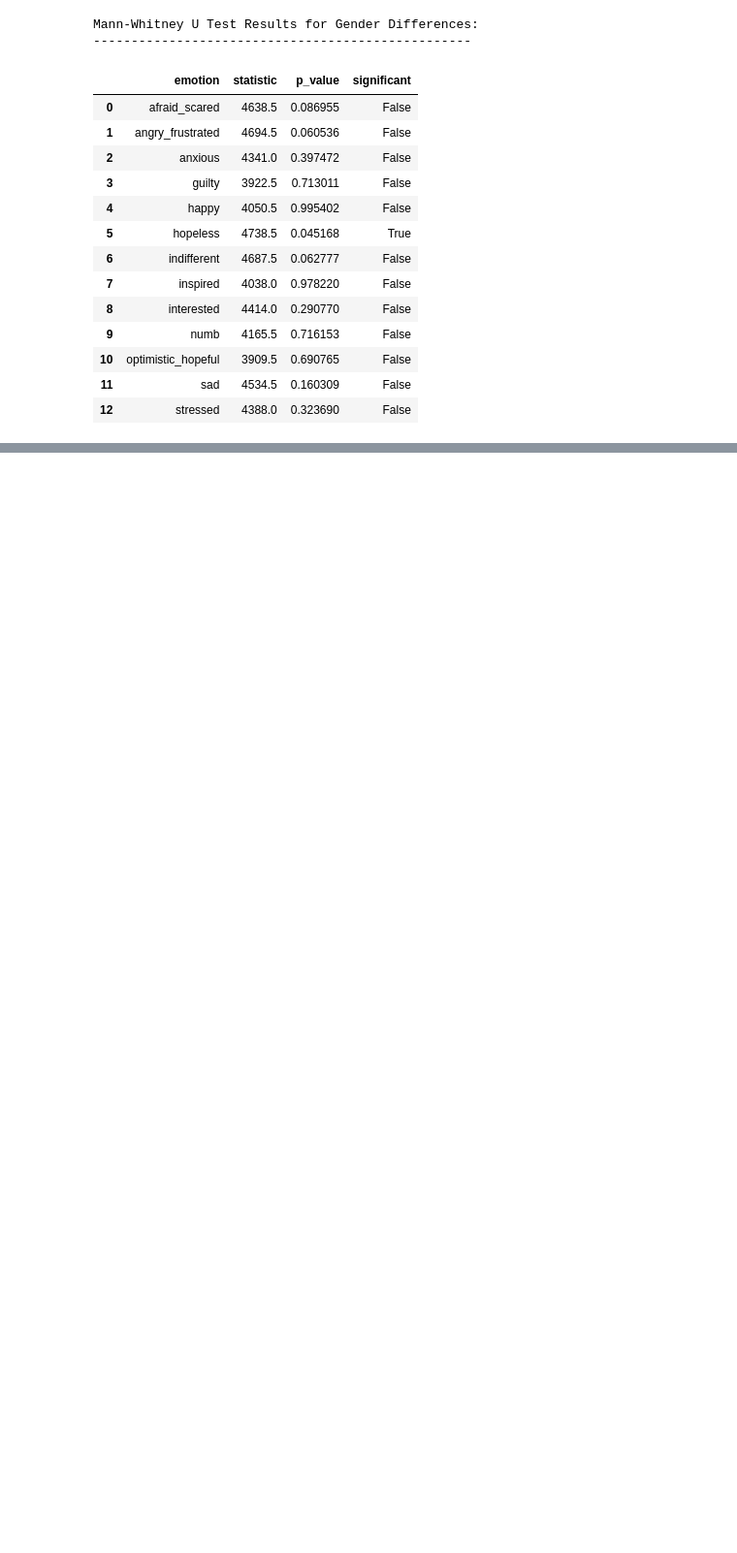
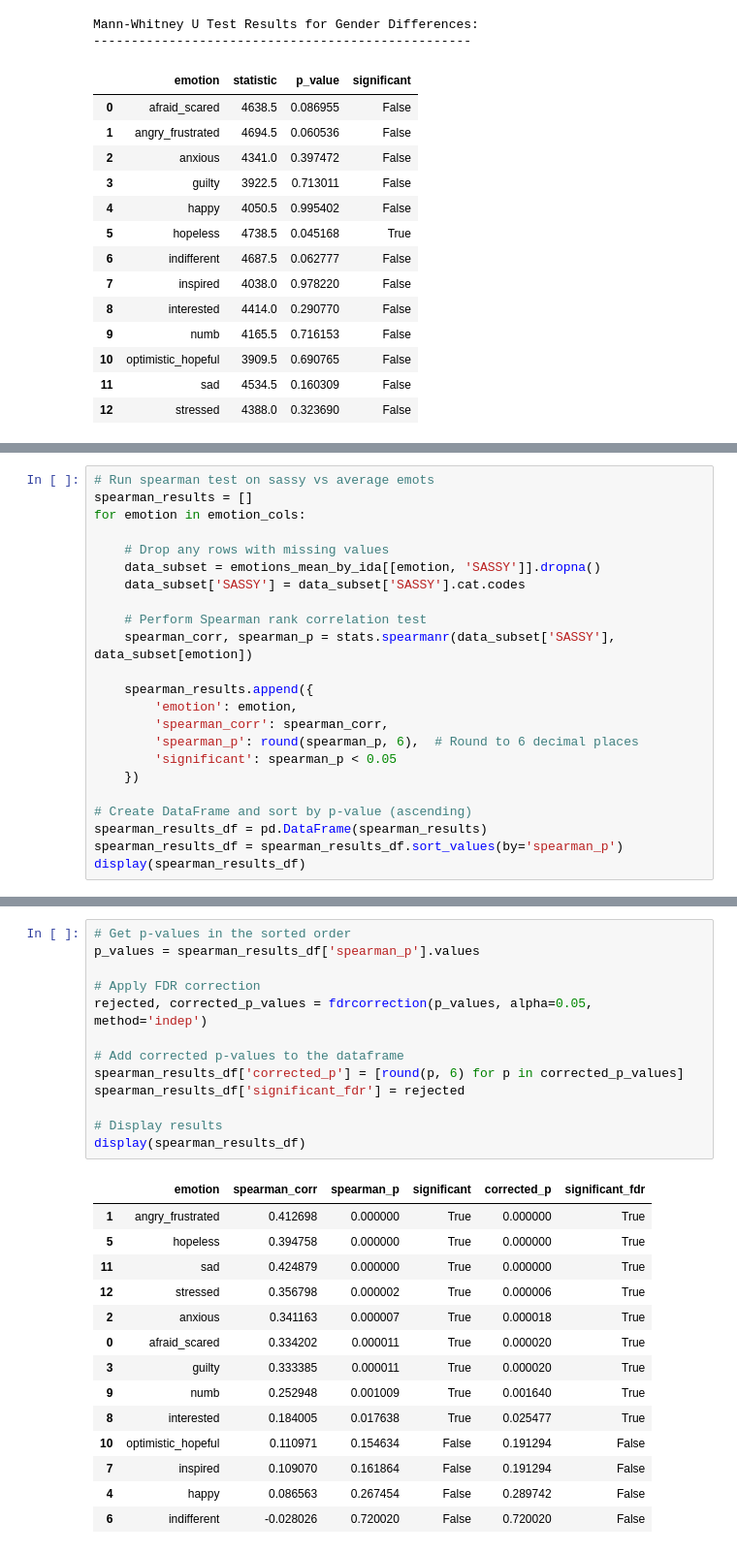
Before and after one commit to Hailcyon/AISL-data-analysis, a Jupyter notebook: average_emot_tests.ipynb, the cells around one changed output, grey strips where cells are left out. Shown at 97% size. Drawn from its saved outputs; the diff is of its cells as text; blank space fills up the shorter version.

```diff
--- a/average_emot_tests.ipynb
+++ b/average_emot_tests.ipynb
@@ -183,0 +196,23 @@ Mann-Whitney U Test Results for Gender Differences:
+# %%
+# Run spearman test on sassy vs average emots
+spearman_results = []
+for emotion in emotion_cols:
+
+    # Drop any rows with missing values
+    data_subset = emotions_mean_by_ida[[emotion, 'SASSY']].dropna()
+    data_subset['SASSY'] = data_subset['SASSY'].cat.codes
+
+    # Perform Spearman rank correlation test
+    spearman_corr, spearman_p = stats.spearmanr(data_subset['SASSY'], data_subset[emotion])
+
+    spearman_results.append({
+        'emotion': emotion,
+        'spearman_corr': spearman_corr,
+        'spearman_p': round(spearman_p, 6),  # Round to 6 decimal places
+        'significant': spearman_p < 0.05
+    })
+
+# Create DataFrame and sort by p-value (ascending)
+spearman_results_df = pd.DataFrame(spearman_results)
+spearman_results_df = spearman_results_df.sort_values(by='spearman_p')
+display(spearman_results_df)
@@ -183,0 +234,28 @@ Mann-Whitney U Test Results for Gender Differences:
+# %%
+# Get p-values in the sorted order
+p_values = spearman_results_df['spearman_p'].values
+
+# Apply FDR correction
+rejected, corrected_p_values = fdrcorrection(p_values, alpha=0.05, method='indep')
+
+# Add corrected p-values to the dataframe
+spearman_results_df['corrected_p'] = [round(p, 6) for p in corrected_p_values]
+spearman_results_df['significant_fdr'] = rejected
+
+# Display results
+display(spearman_results_df)
+# %% [output]
+|  | emotion | spearman_corr | spearman_p | significant | corrected_p | significant_fdr |
+| 1 | angry_frustrated | 0.412698 | 0.000000 | True | 0.000000 | True |
+| 5 | hopeless | 0.394758 | 0.000000 | True | 0.000000 | True |
+| 11 | sad | 0.424879 | 0.000000 | True | 0.000000 | True |
+| 12 | stressed | 0.356798 | 0.000002 | True | 0.000006 | True |
+| 2 | anxious | 0.341163 | 0.000007 | True | 0.000018 | True |
+| 0 | afraid_scared | 0.334202 | 0.000011 | True | 0.000020 | True |
+| 3 | guilty | 0.333385 | 0.000011 | True | 0.000020 | True |
+| 9 | numb | 0.252948 | 0.001009 | True | 0.001640 | True |
+| 8 | interested | 0.184005 | 0.017638 | True | 0.025477 | True |
+| 10 | optimistic_hopeful | 0.110971 | 0.154634 | False | 0.191294 | False |
+| 7 | inspired | 0.109070 | 0.161864 | False | 0.191294 | False |
+| 4 | happy | 0.086563 | 0.267454 | False | 0.289742 | False |
+| 6 | indifferent | -0.028026 | 0.720020 | False | 0.720020 | False |
```
Also changed, not shown: parts of 7 cells of this notebook.
